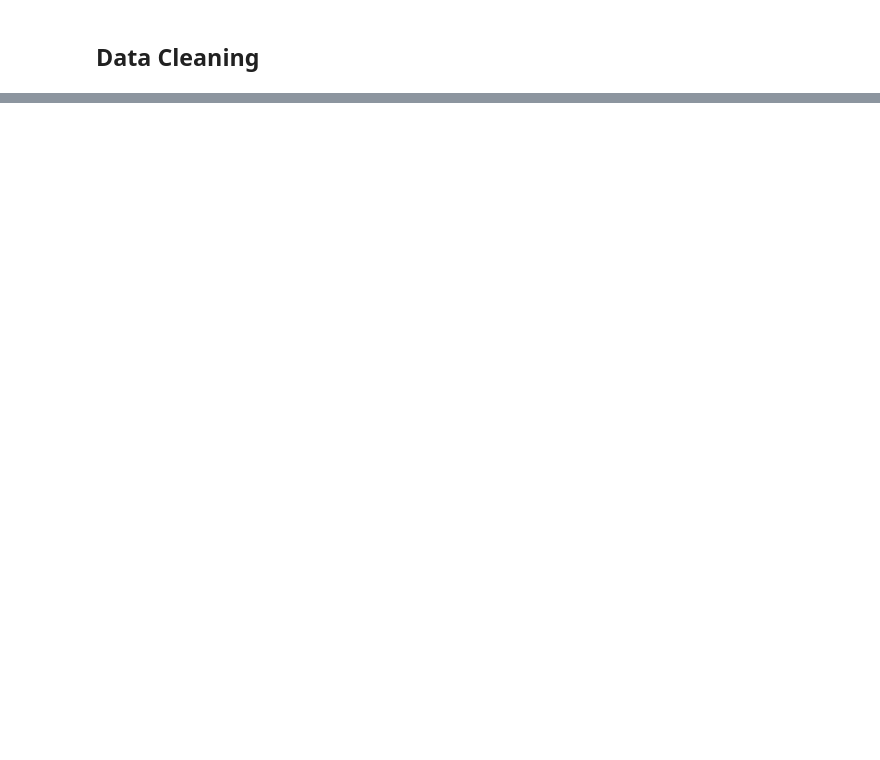
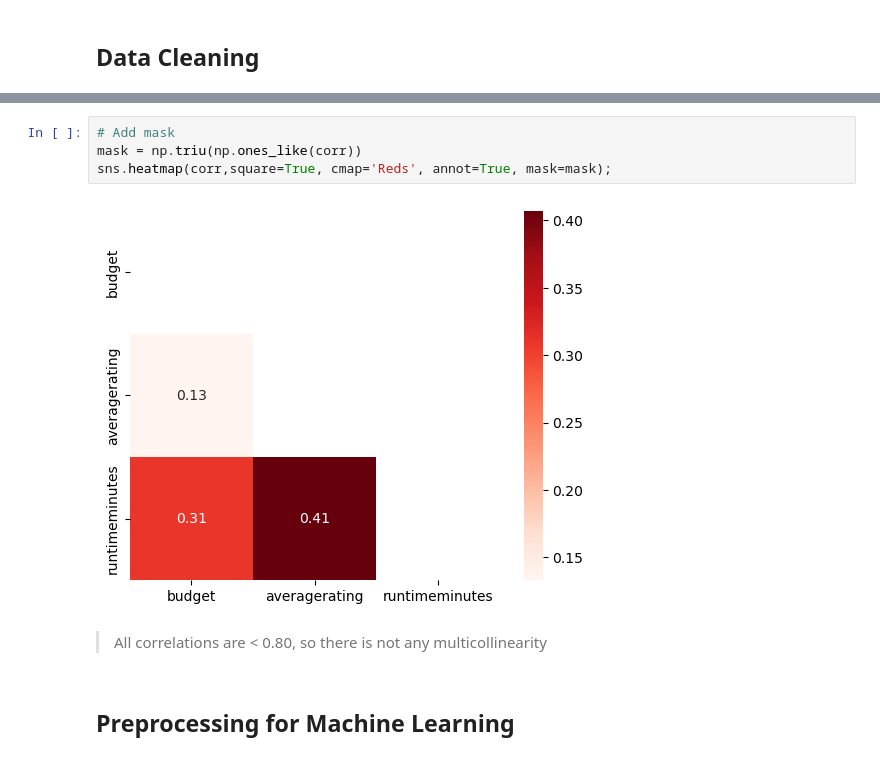
Before and after one commit to kevinbrnett/How-to-Make-a-Successful-Movie, a Jupyter notebook: Linear Regression.ipynb, the cells around one changed output, grey strips where cells are left out. Drawn from its saved outputs; the diff is of its cells as text; blank space fills up the shorter version.

```diff
--- a/Linear Regression.ipynb
+++ b/Linear Regression.ipynb
@@ -78,0 +136,10 @@ memory usage: 503.0+ KB
+# %%
+# Add mask
+mask = np.triu(np.ones_like(corr))
+sns.heatmap(corr,square=True, cmap='Reds', annot=True, mask=mask);
+# %% [output]
+[figure, added]
+# %% [markdown]
+> All correlations are < 0.80, so there is not any multicollinearity
+# %% [markdown]
+## Preprocessing for Machine Learning
```
Also changed, not shown: parts of 54 cells of this notebook.
